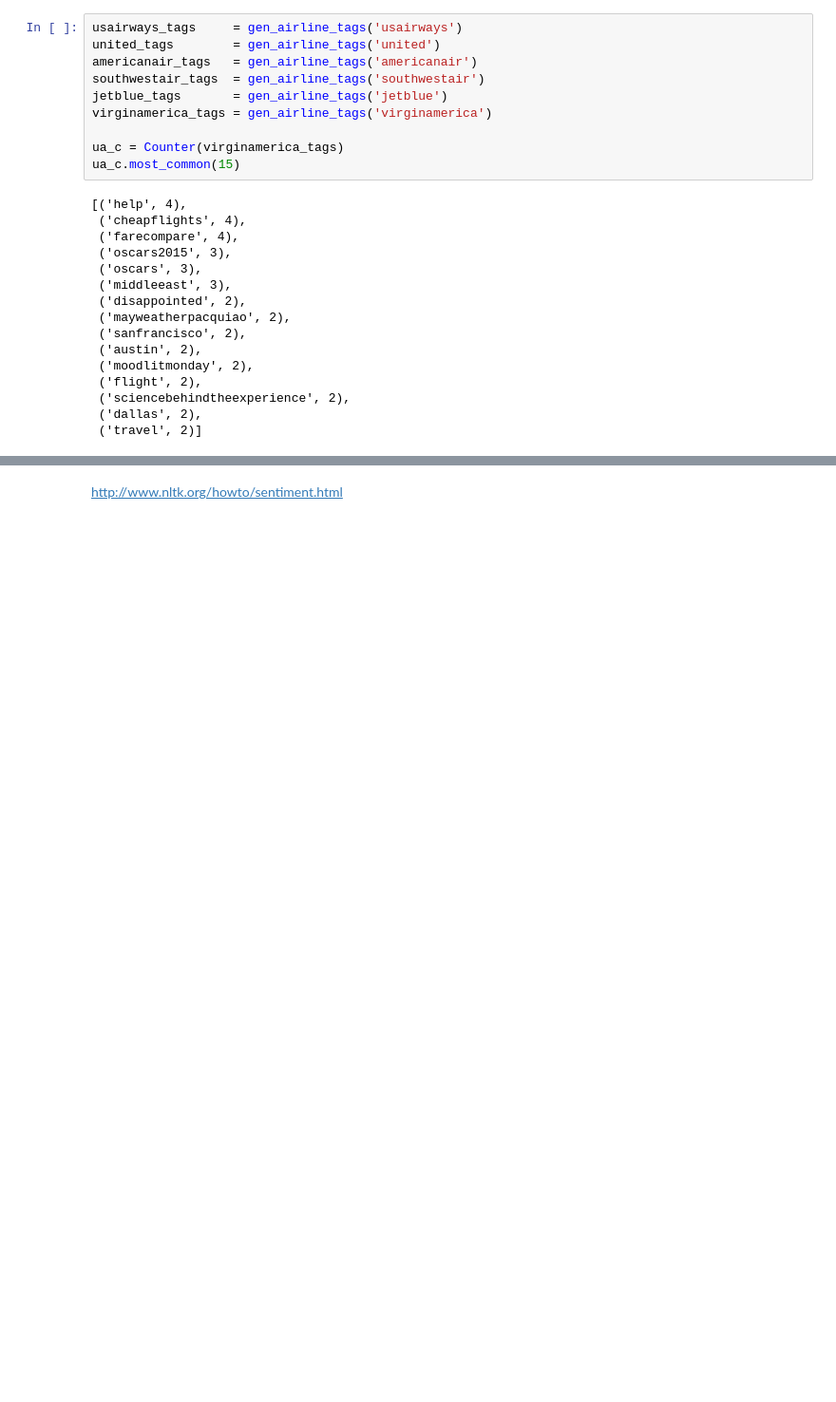
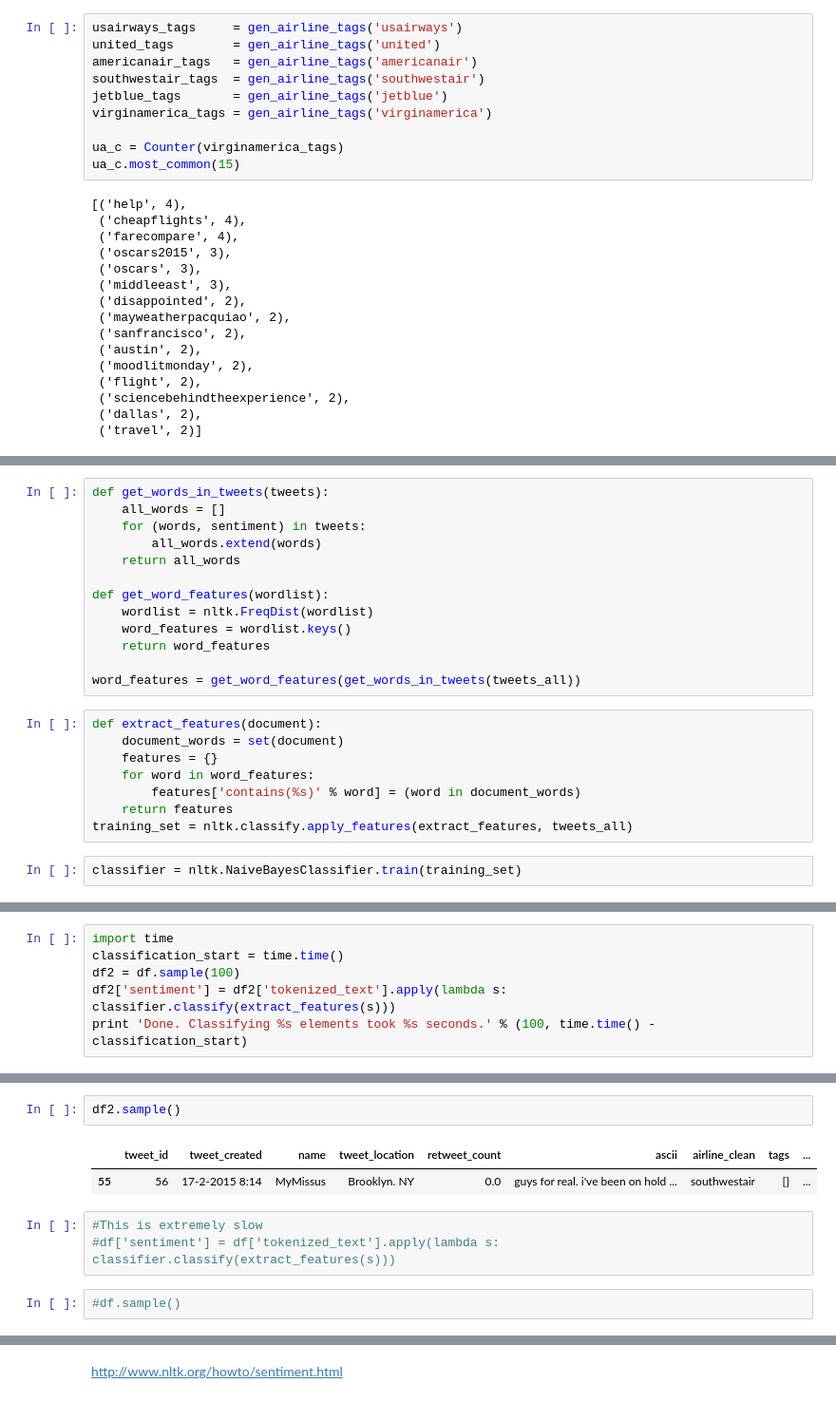
Before and after one commit to l1x/nlp, a Jupyter notebook: nlp.ipynb, the cells around one changed output, grey strips where cells are left out. Shown at 95% size. Drawn from its saved outputs; the diff is of its cells as text; blank space fills up the shorter version.

Commit message:
Adding training and classification

```diff
--- a/nlp.ipynb
+++ b/nlp.ipynb
@@ -458,0 +481,23 @@ plt.show()
+# %%
+def get_words_in_tweets(tweets):
+    all_words = []
+    for (words, sentiment) in tweets:
+        all_words.extend(words)
+    return all_words
+
+def get_word_features(wordlist):
+    wordlist = nltk.FreqDist(wordlist)
+    word_features = wordlist.keys()
+    return word_features
+
+word_features = get_word_features(get_words_in_tweets(tweets_all))
+# %%
+def extract_features(document):
+    document_words = set(document)
+    features = {}
+    for word in word_features:
+        features['contains(%s)' % word] = (word in document_words)
+    return features
+training_set = nltk.classify.apply_features(extract_features, tweets_all)
+# %%
+classifier = nltk.NaiveBayesClassifier.train(training_set)
@@ -458,0 +525,6 @@ plt.show()
+# %%
+import time
+classification_start = time.time()
+df2 = df.sample(100)
+df2['sentiment'] = df2['tokenized_text'].apply(lambda s: classifier.classify(extract_features(s)))
+print 'Done. Classifying %s elements took %s seconds.' % (100, time.time() - classification_start)
@@ -458,0 +533,10 @@ plt.show()
+# %%
+df2.sample()
+# %% [output]
+|  | tweet_id | tweet_created | name | tweet_location | retweet_count | ascii | airline_clean | tags | ... |
+| 55 | 56 | 17-2-2015 8:14 | MyMissus | Brooklyn. NY | 0.0 | guys for real. i've been on hold ... | southwestair | [] | ... |
+# %%
+#This is extremely slow
+#df['sentiment'] = df['tokenized_text'].apply(lambda s: classifier.classify(extract_features(s)))
+# %%
+#df.sample()
```
Also changed, not shown: parts of 25 cells of this notebook, 1 other file.
